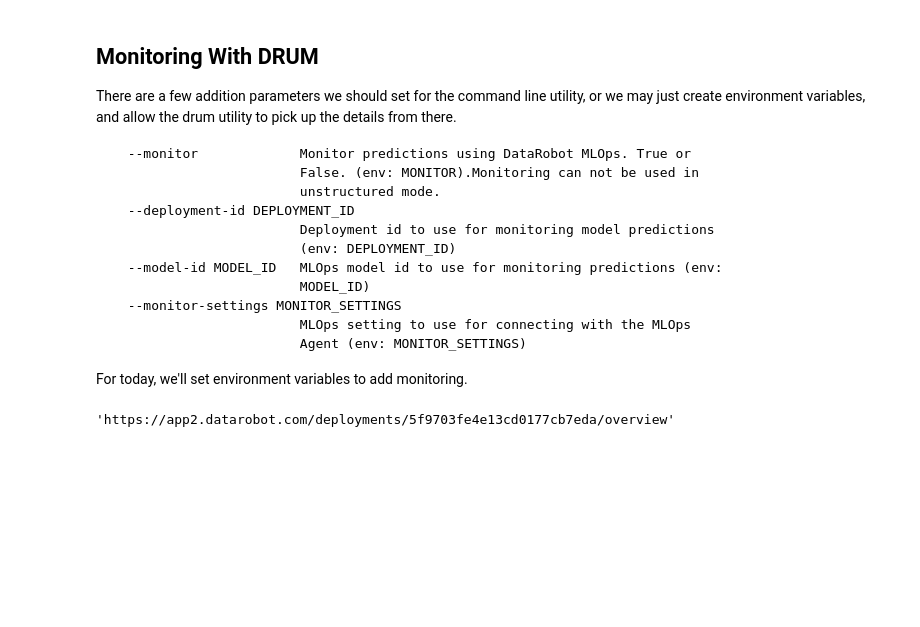
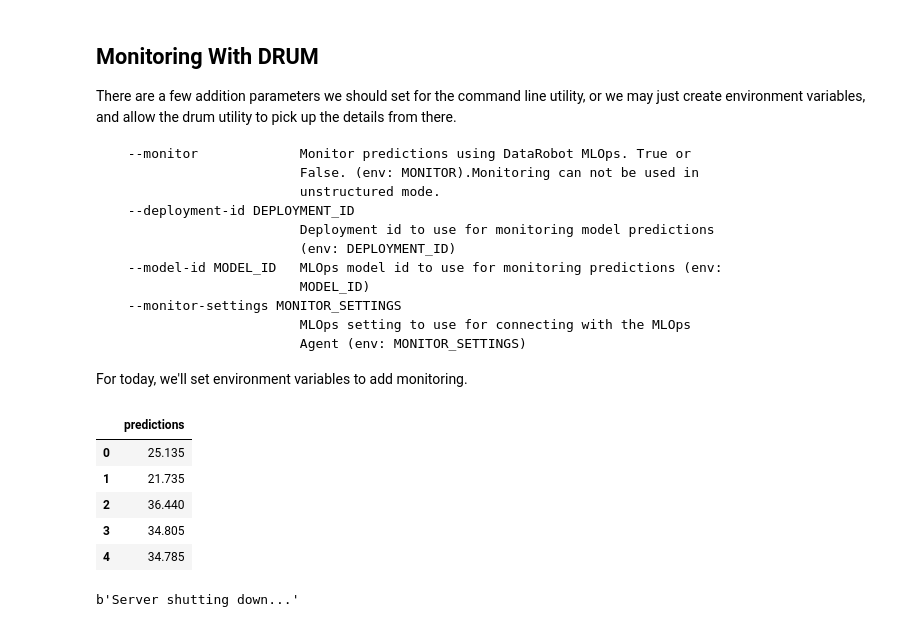
Before and after one commit to timsetsfire/odsc-ml-drum, a Jupyter notebook: notebooks/DRUM - Automated Model Serving Made Easy.ipynb, the cells around one changed output. Drawn from its saved outputs; the diff is of its cells as text; code cells hidden in the pictures; blank space fills up the shorter version.

```diff
--- a/notebooks/DRUM - Automated Model Serving Made Easy.ipynb
+++ b/notebooks/DRUM - Automated Model Serving Made Easy.ipynb
@@ -98,12 +99,12 @@ b'{"message":"OK"}\n'
 
 The request must provide our dataset as form data.  In order to do so, we'll create a simple python function to pass the data over appropriately.  We'll leverage the same function in our simple flask app a little later.
 # %%
-def score(data):
+def score(data, port = "6789"):
     b_buf = BytesIO()
     b_buf.write(data.to_csv(index=False).encode("utf-8"))
     b_buf.seek(0)
 
-    url = "http://localhost:6789/predict/"
+    url = "http://localhost:{}/predict/".format(port)
     files = [
         ('X', b_buf)
     ]
@@ -434,7 +429,3 @@ os.environ["MONITOR"] = "True"
 os.environ["DEPLOYMENT_ID"] = deployment_id
 os.environ["MODEL_ID"] = model_id
 os.environ["MONITOR_SETTINGS"] = "spooler_type=filesystem;directory=/tmp/ta;max_files=5;file_max_size=1045876000"
-# %%
-"{}/deployments/{}/overview".format(endpoint, deployment_id)
-# %% [output]
-'https://app2.datarobot.com/deployments/5f9703fe4e13cd0177cb7eda/overview'
@@ -445,2 +445,17 @@ inference_server_with_monitoring = subprocess.Popen(run_inference_server, stdout
+# %%
+predictions = score(pd.read_csv("../data/boston_housing.csv").drop(["MEDV"],axis=1).head(5), "4321")
+# %%
+pd.DataFrame(predictions.json()).head()
+# %% [output]
+|  | predictions |
+| 0 | 25.135 |
+| 1 | 21.735 |
+| 2 | 36.440 |
+| 3 | 34.805 |
+| 4 | 34.785 |
+# %%
+requests.post("http://localhost:1234/shutdown/").content
+# %% [output]
+b'Server shutting down...'
 # %%
 subprocess.call("../{}/bin/stop-agent.sh".format(agents_dir))
```
Also changed, not shown: parts of 22 cells of this notebook.
